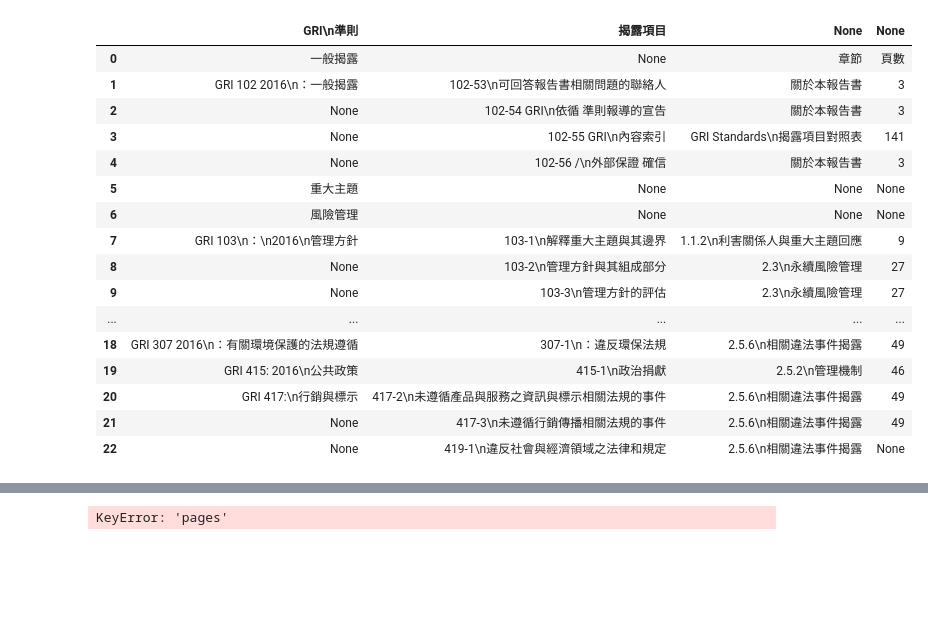
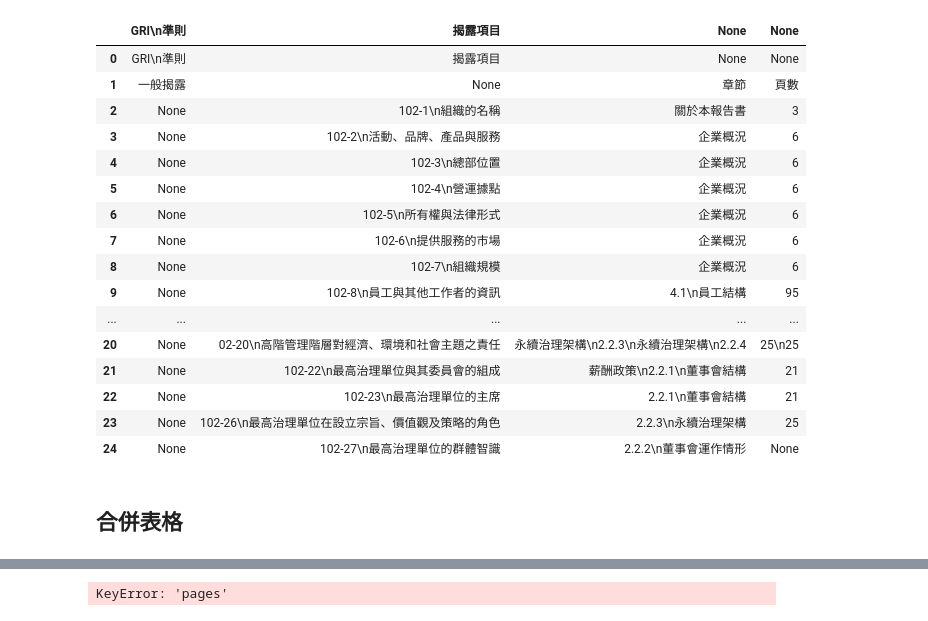
Before and after one commit to mika311225/expert-spoon, a Jupyter notebook: data.ipynb, the cells around one changed output, grey strips where cells are left out. Saved outputs shown, nothing was run; the diff lists cells and outputs as text; code cells hidden in the pictures; blank space fills up the shorter version.

```diff
--- a/data.ipynb
+++ b/data.ipynb
@@ -15,24 +21,26 @@ with open(filename, "wb") as f:
 # %%
-import pdfplumber
-import pandas as pd
-dfs = []
-# 打開PDF文件
-with pdfplumber.open(filename) as pdf:
+pdf = pr.open(filename)
+ps = pdf.pages
+df_new=[]
+ # 取得總頁數
+total_pages = len(pdf.pages)
+# 設定起始頁數
+start_page = int(total_pages * 0.8)
 
-    # 迭代每頁
-    for page in pdf.pages:
+# 迭代每頁，從設定的起始頁開始
+for page in pdf.pages[start_page:]:
+    tables = page.extract_tables()
+    for df in tables:
+        df = pd.DataFrame(df, columns=df[0])
+        if df.iloc[0,0] != '':
+            #df=df.drop_duplicates()
+            for i in df.columns:
+                filtered_columns = [col for col in df.columns if col is not None]
+                for col in filtered_columns:
+                    if  ("GRI" ) in col:
+                            df_new.append(df)
 
-        # 迭代每個表格
-        for table in page.extract_tables():
 
-            # 檢查表格是否為空
-            if table is None:
-                continue
 
-            for rows in table:
-                if rows is not None and "GRI" and "準則" and "頁數"in rows:
-                    df = pd.DataFrame(table[1:], columns=table[0])
-                    dfs.append(df)
-                    break
-dfs
+print(df_new)
 # %% [output]
@@ -56,21 +64,23 @@ dfs
 # %%
-dfs[2]
+df_new[2]
 # %% [output]
 |  | GRI\n準則 | 揭露項目 | None | None |
-| 0 | 一般揭露 | None | 章節 | 頁數 |
-| 1 | GRI 102 2016\n：一般揭露 | 102-53\n可回答報告書相關問題的聯絡人 | 關於本報告書 | 3 |
-| 2 | None | 102-54 GRI\n依循 準則報導的宣告 | 關於本報告書 | 3 |
-| 3 | None | 102-55 GRI\n內容索引 | GRI Standards\n揭露項目對照表 | 141 |
-| 4 | None | 102-56 /\n外部保證 確信 | 關於本報告書 | 3 |
-| 5 | 重大主題 | None | None | None |
-| 6 | 風險管理 | None | None | None |
-| 7 | GRI 103\n：\n2016\n管理方針 | 103-1\n解釋重大主題與其邊界 | 1.1.2\n利害關係人與重大主題回應 | 9 |
-| 8 | None | 103-2\n管理方針與其組成部分 | 2.3\n永續風險管理 | 27 |
-| 9 | None | 103-3\n管理方針的評估 | 2.3\n永續風險管理 | 27 |
+| 0 | GRI\n準則 | 揭露項目 | None | None |
+| 1 | 一般揭露 | None | 章節 | 頁數 |
+| 2 | None | 102-1\n組織的名稱 | 關於本報告書 | 3 |
+| 3 | None | 102-2\n活動、品牌、產品與服務 | 企業概況 | 6 |
+| 4 | None | 102-3\n總部位置 | 企業概況 | 6 |
+| 5 | None | 102-4\n營運據點 | 企業概況 | 6 |
+| 6 | None | 102-5\n所有權與法律形式 | 企業概況 | 6 |
+| 7 | None | 102-6\n提供服務的市場 | 企業概況 | 6 |
+| 8 | None | 102-7\n組織規模 | 企業概況 | 6 |
+| 9 | None | 102-8\n員工與其他工作者的資訊 | 4.1\n員工結構 | 95 |
 | ... | ... | ... | ... | ... |
-| 18 | GRI 307 2016\n：有關環境保護的法規遵循 | 307-1\n：違反環保法規 | 2.5.6\n相關違法事件揭露 | 49 |
-| 19 | GRI 415: 2016\n公共政策 | 415-1\n政治捐獻 | 2.5.2\n管理機制 | 46 |
-| 20 | GRI 417:\n行銷與標示 | 417-2\n未遵循產品與服務之資訊與標示相關法規的事件 | 2.5.6\n相關違法事件揭露 | 49 |
-| 21 | None | 417-3\n未遵循行銷傳播相關法規的事件 | 2.5.6\n相關違法事件揭露 | 49 |
-| 22 | None | 419-1\n違反社會與經濟領域之法律和規定 | 2.5.6\n相關違法事件揭露 | None |
+| 20 | None | 02-20\n高階管理階層對經濟、環境和社會主題之責任 | 永續治理架構\n2.2.3\n永續治理架構\n2.2.4 | 25\n25 |
+| 21 | None | 102-22\n最高治理單位與其委員會的組成 | 薪酬政策\n2.2.1\n董事會結構 | 21 |
+| 22 | None | 102-23\n最高治理單位的主席 | 2.2.1\n董事會結構 | 21 |
+| 23 | None | 102-26\n最高治理單位在設立宗旨、價值觀及策略的角色 | 2.2.3\n永續治理架構 | 25 |
+| 24 | None | 102-27\n最高治理單位的群體智識 | 2.2.2\n董事會運作情形 | None |
+# %% [markdown]
+## 合併表格
 # %%
```
Also changed, not shown: parts of 7 cells of this notebook.
